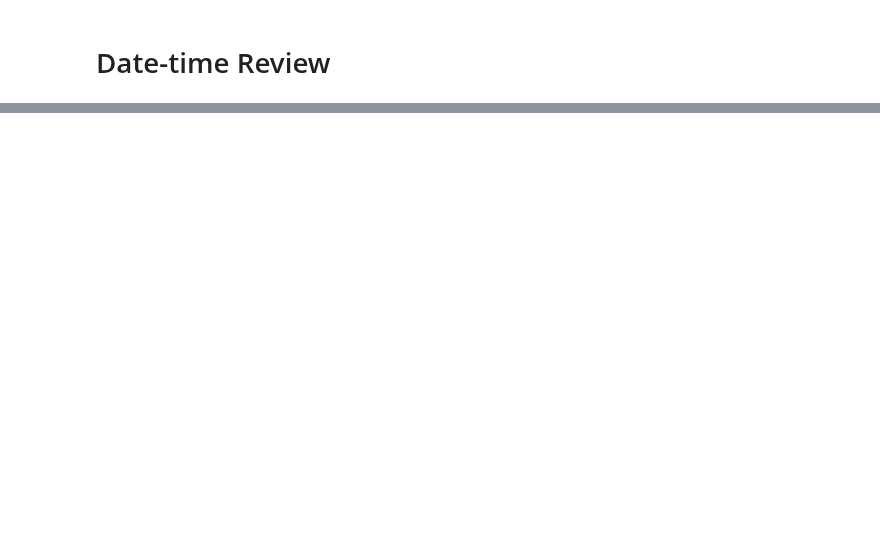
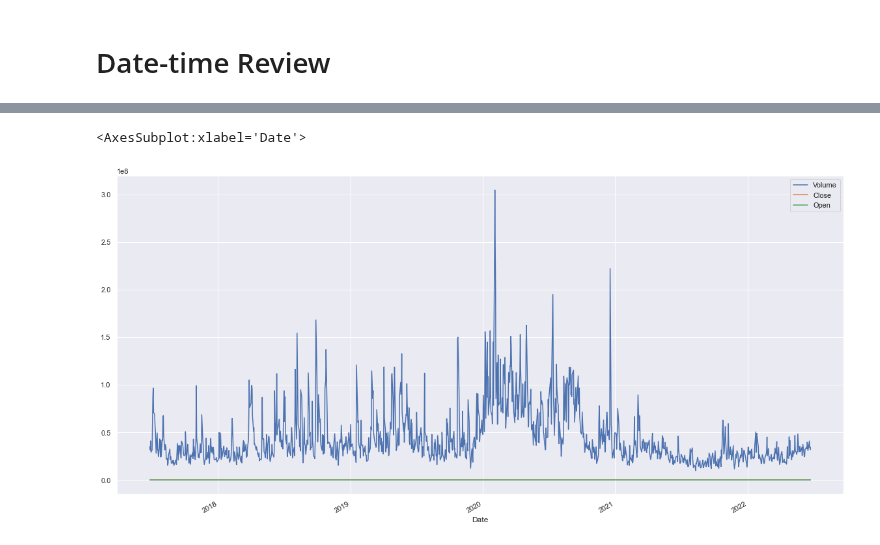
Before and after one commit to stephenkipkurui/Data-Science-Playground, a Jupyter notebook: Pandas4Everyone/Datetime.ipynb, the cells around one changed output, grey strips where cells are left out. Saved outputs shown, nothing was run; the diff lists cells and outputs as text; code cells hidden in the pictures; blank space fills up the shorter version.

```diff
--- a/Pandas4Everyone/Datetime.ipynb
+++ b/Pandas4Everyone/Datetime.ipynb
@@ -46,0 +88,5 @@ DatetimeIndex(['2017-06-26', '2017-06-27', '2017-06-28', '2017-06-29',
+# %%
+df[['Volume', 'Close', 'Open']].plot()
+# %% [output]
+<AxesSubplot:xlabel='Date'>
+[figure, added]
```
Also changed, not shown: parts of 12 cells of this notebook, 1 other file.
